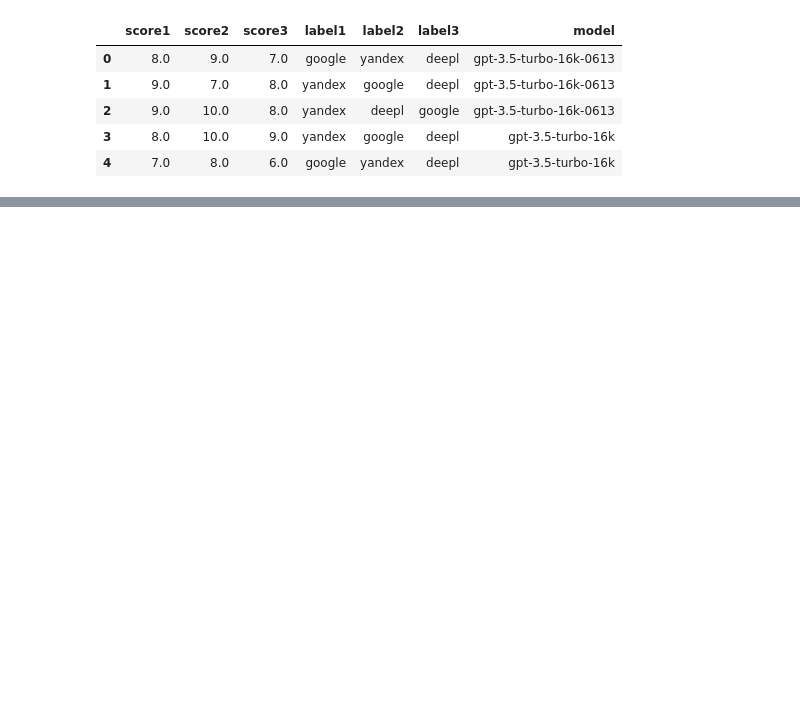
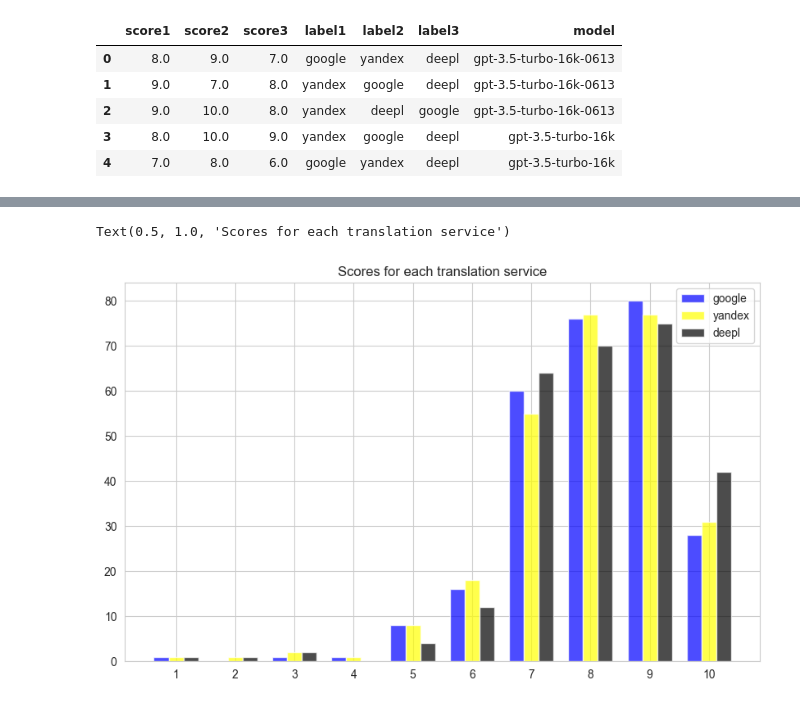
Before and after one commit to WideLearning/TranslatorEvals, a Jupyter notebook: analysis.ipynb, the cells around one changed output, grey strips where cells are left out. Saved outputs shown, nothing was run; the diff lists cells and outputs as text; code cells hidden in the pictures; blank space fills up the shorter version.

```diff
--- a/analysis.ipynb
+++ b/analysis.ipynb
@@ -60,0 +61,3 @@ defaultdict(list,
+# %%
+scores = pd.DataFrame(results_dict, dtype=int)
+scores.head()
@@ -60,0 +78,4 @@ defaultdict(list,
+# %%
+# count values for each score
+score_count = scores.apply(pd.Series.value_counts).fillna(0).astype(int)
+score_count
@@ -60,0 +94,33 @@ defaultdict(list,
+# %%
+
+# google	yandex	deepl
+# 1	1	1	0
+# 3	0	1	1
+# 5	7	3	3
+# 6	4	6	3
+# 7	27	17	19
+# 8	25	27	30
+# 9	21	32	31
+# 10	13	11	11
+
+# plot the scores (bar plot)
+plt.figure(figsize=(10,6))
+score_labels = score_count.index.astype(str)
+alpha = 0.7
+width = 0.25
+delta = 0.05
+plt.bar(score_count.index, score_count.google, label='google', alpha=alpha, color='blue', width=width)
+plt.bar(score_count.index + width, score_count.yandex, label='yandex', alpha=alpha, color='yellow', width=width)
+plt.bar(score_count.index + width*2, score_count.deepl, label='deepl', alpha=alpha, color='black', width=width)
+
+# use another palette
+# sns.set_palette('Set2') not good
+# sns.set_palette('Set2', 10) not good
+sns.set_palette('Set3')
+
+plt.legend()
+plt.xticks(score_count.index + width, score_labels)
+plt.title('Scores for each translation service')
+# %% [output]
+Text(0.5, 1.0, 'Scores for each translation service')
+[figure, added]
```
Also changed, not shown: parts of 5 cells of this notebook.
